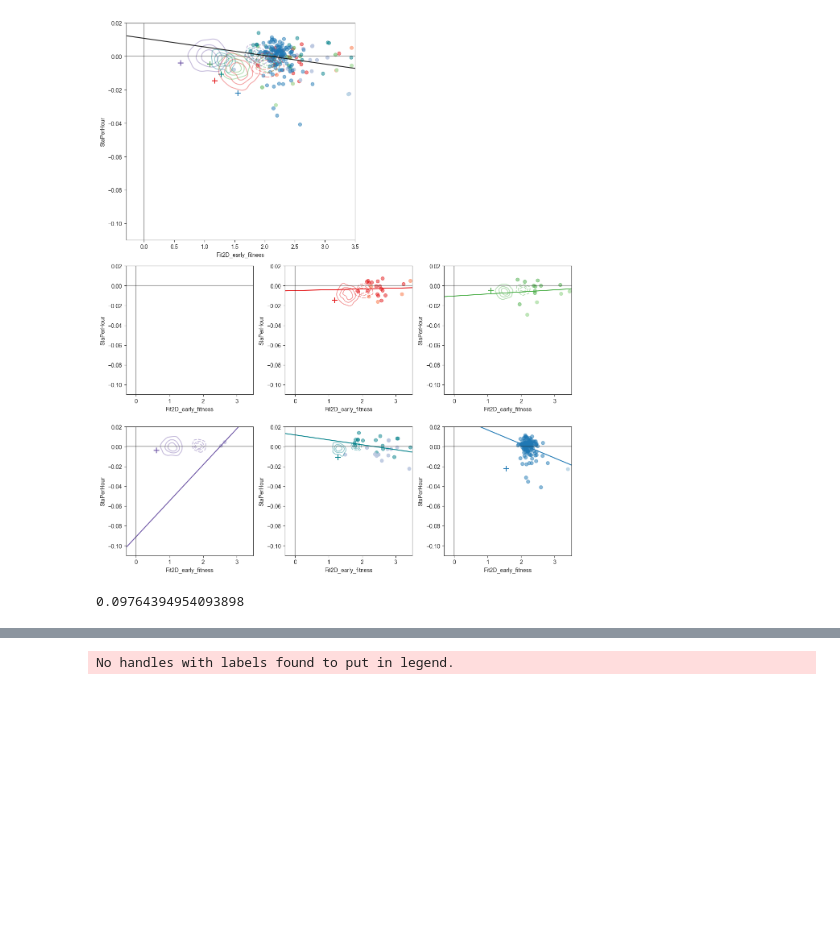
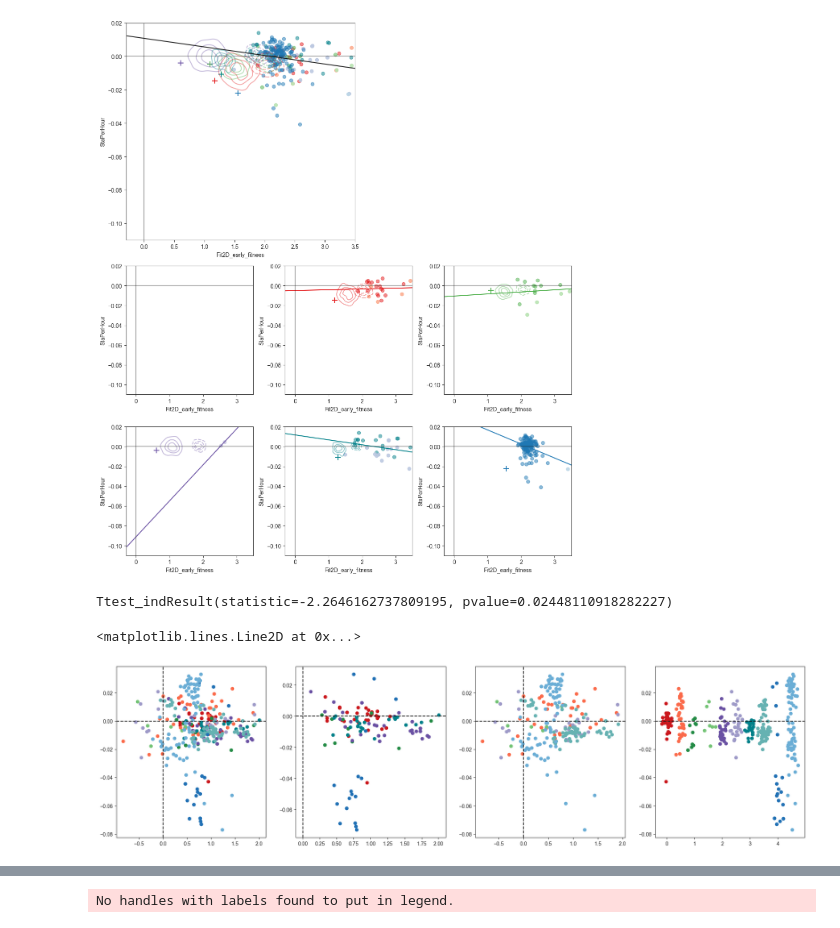
Before and after one commit to grantkinsler/EvolvingFront, a Jupyter notebook: code/analysis/2D fitness vs stationary performance.ipynb, the cells around one changed output, grey strips where cells are left out. Drawn from its saved outputs; the diff is of its cells as text; code cells hidden in the pictures; blank space fills up the shorter version.

Commit message:
statistics on tradeoffs, stationary costs

```diff
--- a/code/analysis/2D fitness vs stationary performance.ipynb
+++ b/code/analysis/2D fitness vs stationary performance.ipynb
@@ -580,7 +580,78 @@ slope non-zero ['Evo3D'] IRA1_NON -0.014176713185452735 0.00041769339471317936
 [figure]
 # %%
 ## Figure for all second-step mutants, with change in fitness
+
+evo_cond = ['Evo2D']
+
+this_anc = merged_fitness[merged_fitness['ancestor'].isin(['CYR1','GPB2','TOR1','IRA1_MIS','IRA1_NON'])]
+this_anc = merged_fitness[merged_fitness['ancestor'].isin(['CYR1','GPB2','TOR1','IRA1_MIS'])]
+
+these_pure_diploids = this_anc[this_anc['class_new']=='pure_diploids']['barcode'].values
+these_neutral_haploids = this_anc[this_anc['class_new']=='neutral_haploids']['barcode'].values
+
+interesting_muts = this_anc[~this_anc['barcode'].isin(list(these_neutral_haploids)+list(these_pure_diploids))]
+
+
+interesting_muts = interesting_muts[interesting_muts['evolution_condition'].isin(evo_cond)]
+this_data = interesting_muts[interesting_muts['evolution_condition'].isin(evo_cond)]
+
+# plt.scatter(this_data['Fit2D_early_fitness_relative'],this_data['StaPerHour_relative'])
+
+double_improvers = interesting_muts[(interesting_muts['FerPerHour_relative']>0) &
+                                   (interesting_muts['ResPerHour_relative']>0)]
+
+slackers = interesting_muts[~((interesting_muts['FerPerHour_relative']>0) &
+                                   (interesting_muts['ResPerHour_relative']>0))]
+
+# plt.scatter(double_improvers['Fit2D_early_fitness_relative'],double_improvers['StaPerHour_relative'])
+
+ttest = scipy.stats.ttest_ind(double_improvers['StaPerHour_relative'],slackers['StaPerHour_relative'],equal_var=False)
+print(ttest)
+
+fig,axs = plt.subplots(figsize=(6*4,6),ncols=4,nrows=1)
+for a,anc  in enumerate(['CYR1','GPB2','TOR1','IRA1_MIS','IRA1_NON']):
+
+    this_anc = merged_fitness[merged_fitness['ancestor'].isin([anc])]
+
+    these_pure_diploids = this_anc[this_anc['class_new']=='pure_diploids']['barcode'].values
+    these_neutral_haploids = this_anc[this_anc['class_new']=='neutral_haploids']['barcode'].values
+
+    interesting_muts = this_anc[~this_anc['barcode'].isin(list(these_neutral_haploids)+list(these_pure_diploids))]
+
+
+    interesting_muts = interesting_muts[interesting_muts['evolution_condition'].isin(evo_cond)]
+    this_data = interesting_muts[interesting_muts['evolution_condition'].isin(evo_cond)]
+
+    double_improvers = interesting_muts[(interesting_muts['FerPerHour_relative']>0) &
+                                   (interesting_muts['ResPerHour_relative']>0)]
+
+    slackers = interesting_muts[~((interesting_muts['FerPerHour_relative']>0) &
+                                   (interesting_muts['ResPerHour_relative']>0))]
+
+
+    axs[0].scatter(double_improvers['Fit2D_early_fitness_relative'],double_improvers['StaPerHour_relative'],color=tools.anc_evo_cond_color_map[anc]['Evo3D'])
+    axs[0].scatter(slackers['Fit2D_early_fitness_relative'],slackers['StaPerHour_relative'],color=tools.anc_evo_cond_color_map[anc]['Evo2D'])
+    axs[1].scatter(double_improvers['Fit2D_early_fitness_relative'],double_improvers['StaPerHour_relative'],color=tools.anc_evo_cond_color_map[anc]['Evo3D'])
+    axs[2].scatter(slackers['Fit2D_early_fitness_relative'],slackers['StaPerHour_relative'],color=tools.anc_evo_cond_color_map[anc]['Evo2D'])
+
+    axs[3].scatter([tools.jitter_point(a,0.1) for i in range(len(double_improvers['StaPerHour_relative']))],
+                   double_improvers['StaPerHour_relative'].values,
+                   color=tools.anc_evo_cond_color_map[anc]['Evo3D'])
+    axs[3].scatter([tools.jitter_point(a+0.5,0.1) for i in range(len(slackers['StaPerHour_relative']))],
+                   slackers['StaPerHour_relative'].values,
+                   color=tools.anc_evo_cond_color_map[anc]['Evo2D'])
+
+axs[0].axhline(0,color='k',linestyle='--')
+axs[0].axvline(0,color='k',linestyle='--')
+
+axs[1].axhline(0,color='k',linestyle='--')
+axs[1].axvline(0,color='k',linestyle='--')
+
+axs[2].axhline(0,color='k',linestyle='--')
+axs[2].axvline(0,color='k',linestyle='--')
+
+axs[3].axhline(0,color='k',linestyle='--')
+# %% [output]
+Ttest_indResult(statistic=-2.2646162737809195, pvalue=0.02448110918282227)
+<matplotlib.lines.Line2D at 0x...>
+[figure, added]
-# %%
-reg.pvalue
-# %% [output]
-0.09764394954093898
```
Also changed, not shown: parts of 2 cells of this notebook, 21 other files.
